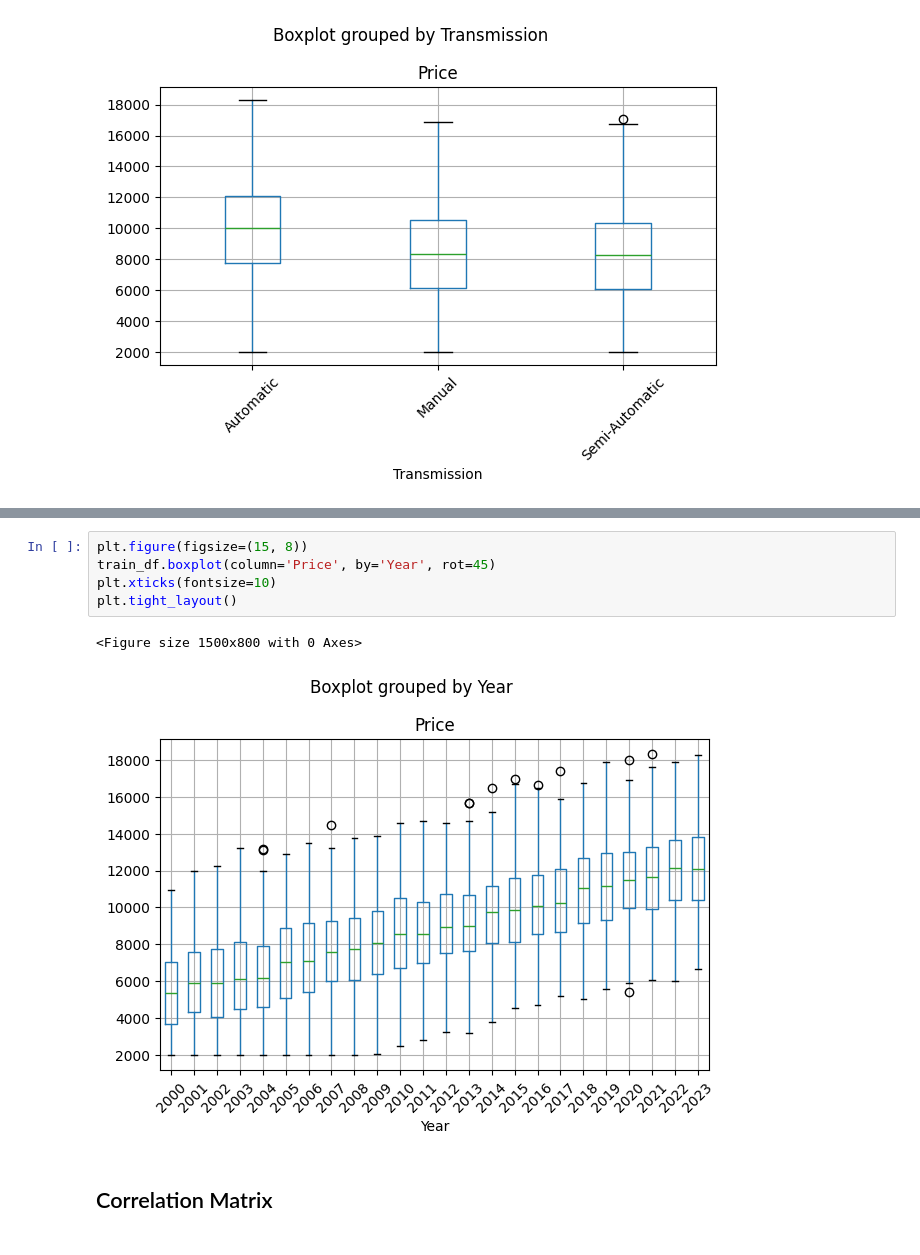
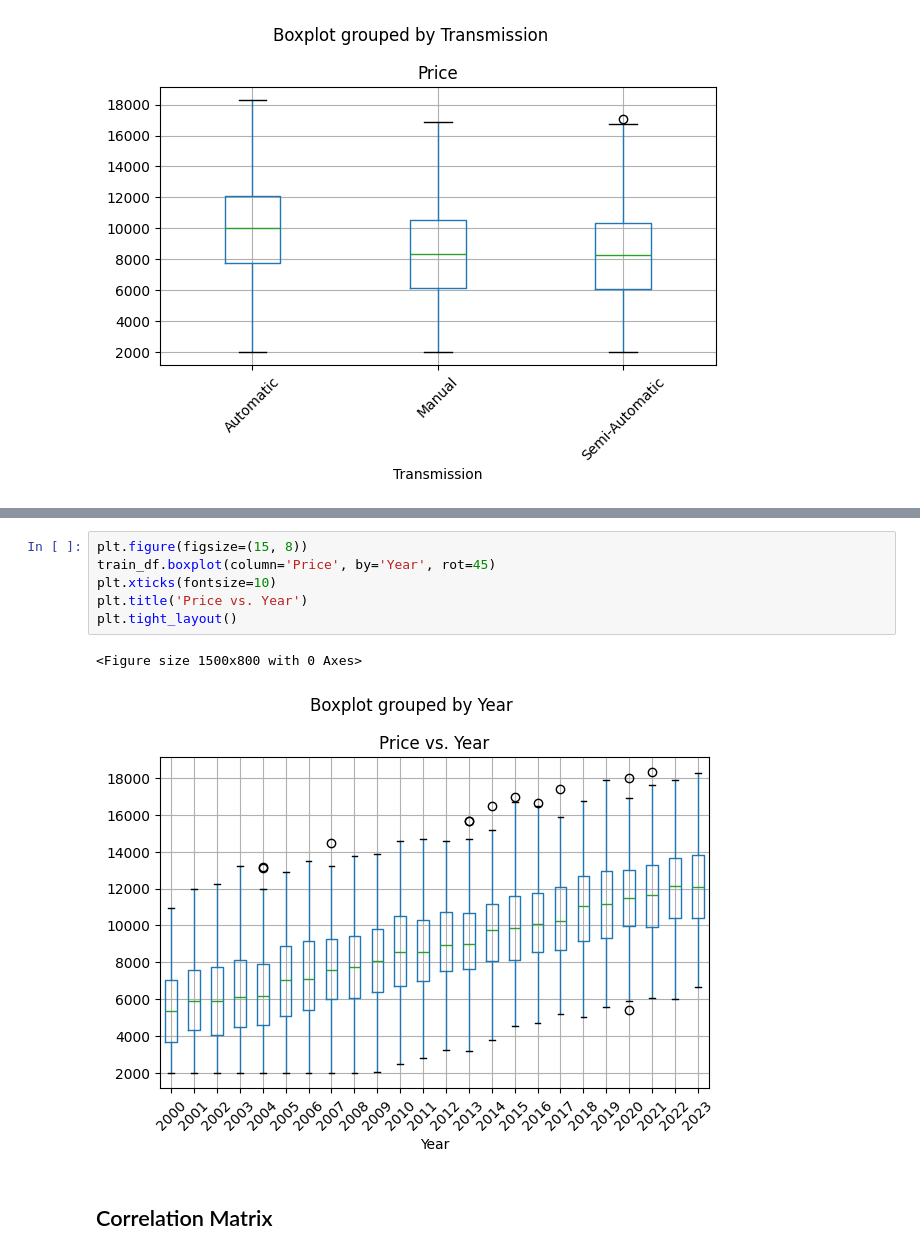
Before and after one commit to Chrissydrx/el-37-final-project, a Jupyter notebook: transform-data.ipynb, the cells around one changed output, grey strips where cells are left out. Cells and saved outputs as stored; diff of their text form.

```diff
--- a/transform-data.ipynb
+++ b/transform-data.ipynb
@@ -108,11 +141,12 @@ plt.tight_layout()
 # %%
 plt.figure(figsize=(15, 8))
 train_df.boxplot(column='Price', by='Year', rot=45)
 plt.xticks(fontsize=10)
+plt.title('Price vs. Year')
 plt.tight_layout()
 # %% [output]
 <Figure size 1500x800 with 0 Axes>
-[figure, old version]
+[figure, new version]
 # %% [markdown]
 ## Correlation Matrix
 # %%
```
Also changed, not shown: parts of 5 cells of this notebook, 4 other files.
